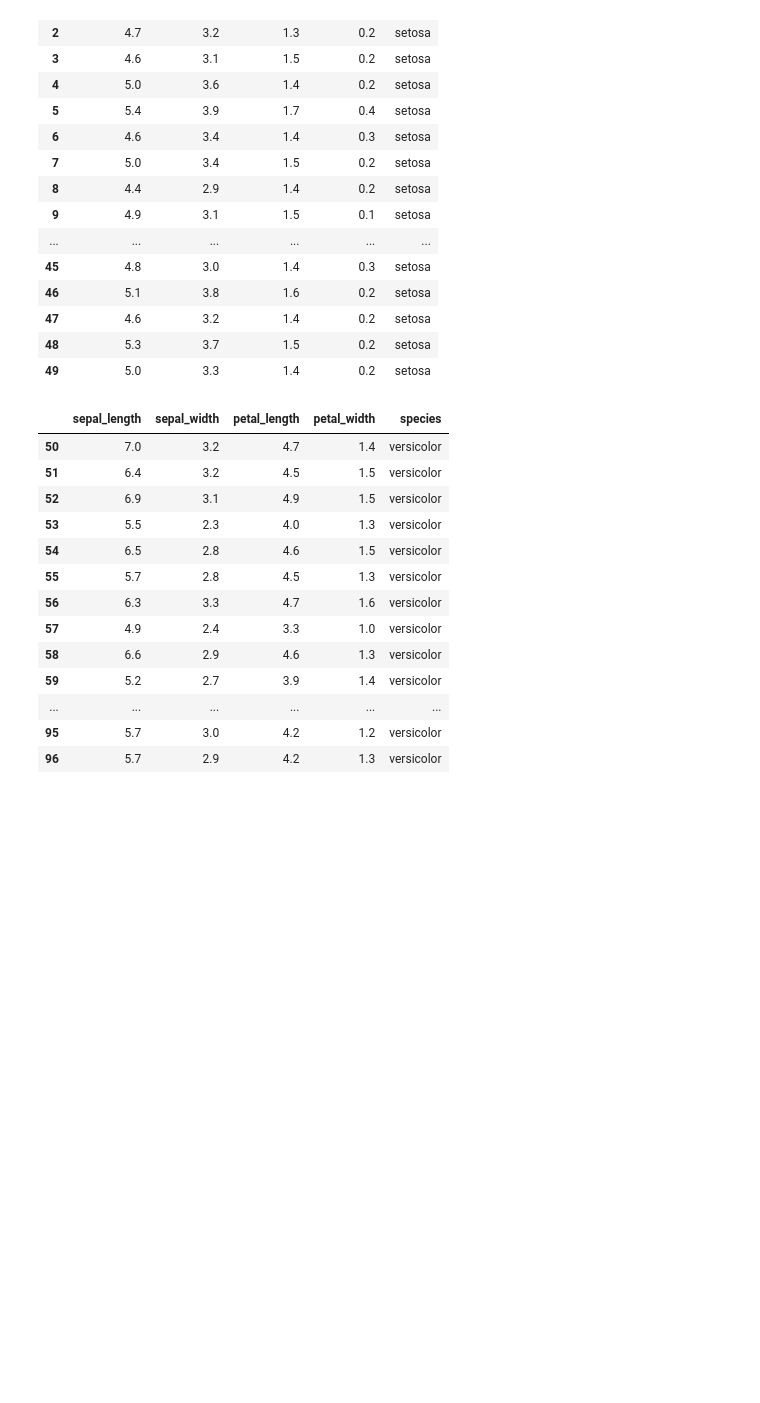
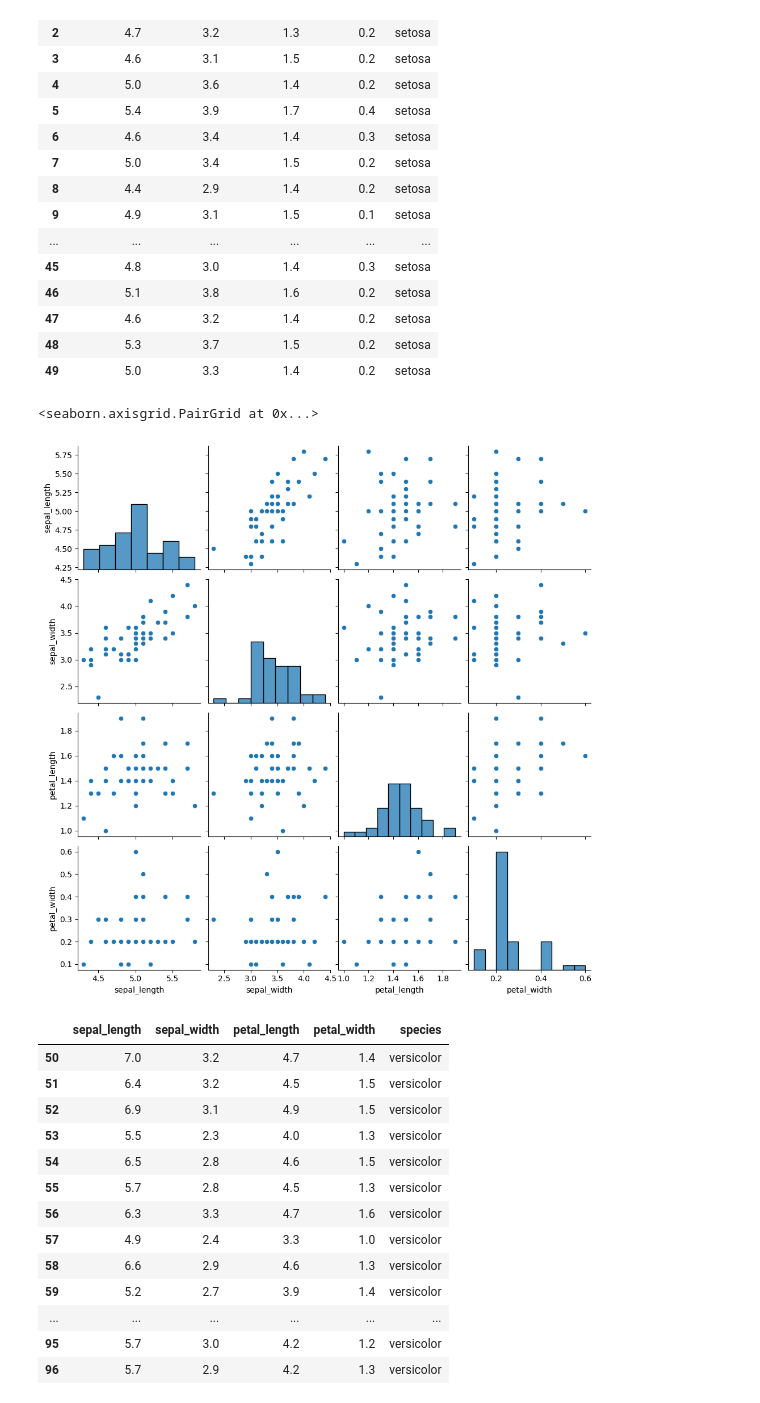
Before and after one commit to Tanjasta/Fundamentals-of-Data-Analysis, a Jupyter notebook: project.ipynb, the cells around one changed output. Saved outputs shown, nothing was run; the diff lists cells and outputs as text; code cells hidden in the pictures; blank space fills up the shorter version.

Commit message:
graphs added to each type of species

```diff
--- a/project.ipynb
+++ b/project.ipynb
@@ -225,6 +225,11 @@ df.loc[df.loc[:,'species'] == 'setosa']
 | 47 | 4.6 | 3.2 | 1.4 | 0.2 | setosa |
 | 48 | 5.3 | 3.7 | 1.5 | 0.2 | setosa |
 | 49 | 5.0 | 3.3 | 1.4 | 0.2 | setosa |
+# %%
+sns.pairplot(df.loc[df.loc[:,'species'] == 'setosa'])
+# %% [output]
+<seaborn.axisgrid.PairGrid at 0x...>
+[figure, added]
 # %%
 df.loc[df.loc[:,'species'] == 'versicolor']
 # %% [output]
```
Also changed, not shown: parts of 2 cells of this notebook.
